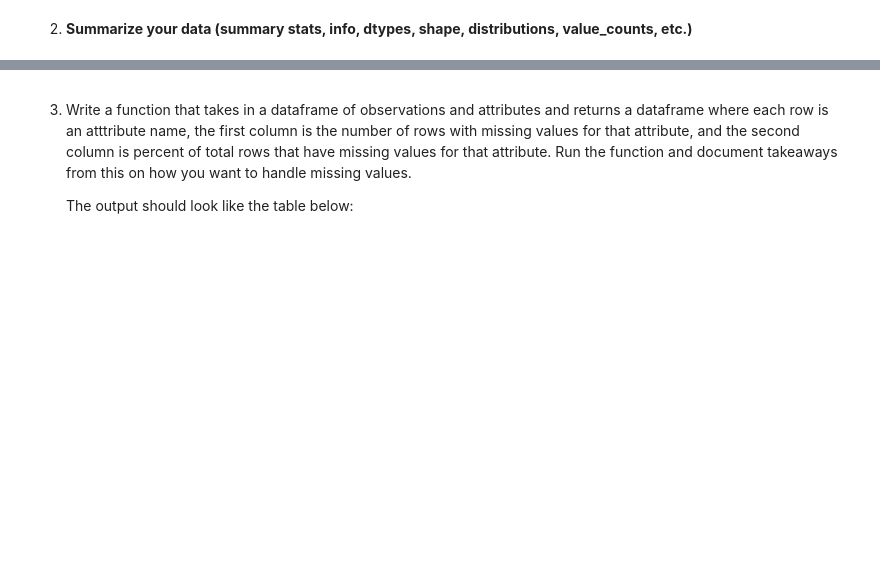
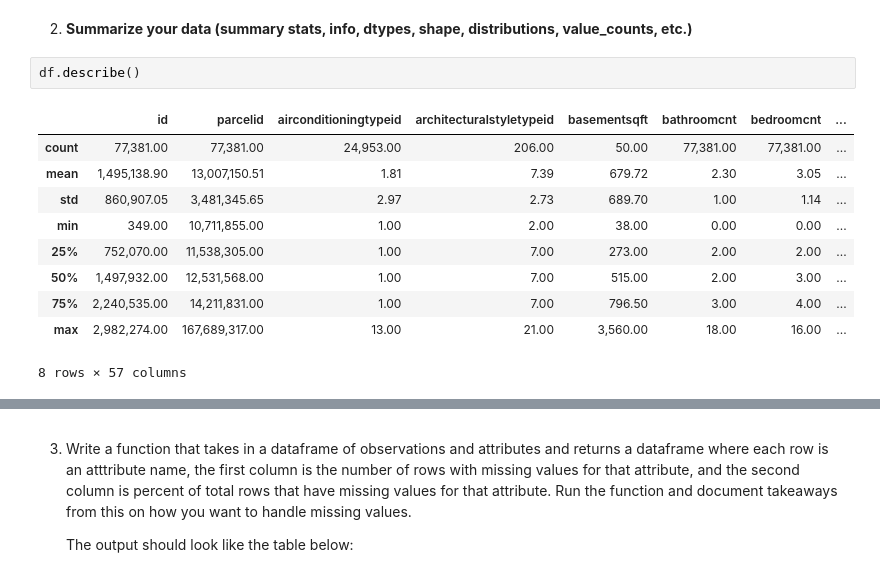
Before and after one commit to Marc-Aradillas/clustering-exercises, a Jupyter notebook: zillow.ipynb, the cells around one changed output, grey strips where cells are left out. Saved outputs shown, nothing was run; the diff lists cells and outputs as text; blank space fills up the shorter version.

```diff
--- a/zillow.ipynb
+++ b/zillow.ipynb
@@ -116,2 +111,15 @@ df.airconditioningtypeid.isna().sum()
 # %% [markdown]
 2. **Summarize your data (summary stats, info, dtypes, shape, distributions, value_counts, etc.)**
+# %%
+df.describe()
+# %% [output]
+|  | id | parcelid | airconditioningtypeid | architecturalstyletypeid | basementsqft | bathroomcnt | bedroomcnt | ... |
+| count | 77,381.00 | 77,381.00 | 24,953.00 | 206.00 | 50.00 | 77,381.00 | 77,381.00 | ... |
+| mean | 1,495,138.90 | 13,007,150.51 | 1.81 | 7.39 | 679.72 | 2.30 | 3.05 | ... |
+| std | 860,907.05 | 3,481,345.65 | 2.97 | 2.73 | 689.70 | 1.00 | 1.14 | ... |
+| min | 349.00 | 10,711,855.00 | 1.00 | 2.00 | 38.00 | 0.00 | 0.00 | ... |
+| 25% | 752,070.00 | 11,538,305.00 | 1.00 | 7.00 | 273.00 | 2.00 | 2.00 | ... |
+| 50% | 1,497,932.00 | 12,531,568.00 | 1.00 | 7.00 | 515.00 | 2.00 | 3.00 | ... |
+| 75% | 2,240,535.00 | 14,211,831.00 | 1.00 | 7.00 | 796.50 | 3.00 | 4.00 | ... |
+| max | 2,982,274.00 | 167,689,317.00 | 13.00 | 21.00 | 3,560.00 | 18.00 | 16.00 | ... |
+8 rows × 57 columns
```
Also changed, not shown: parts of 27 cells of this notebook, 3 other files.
